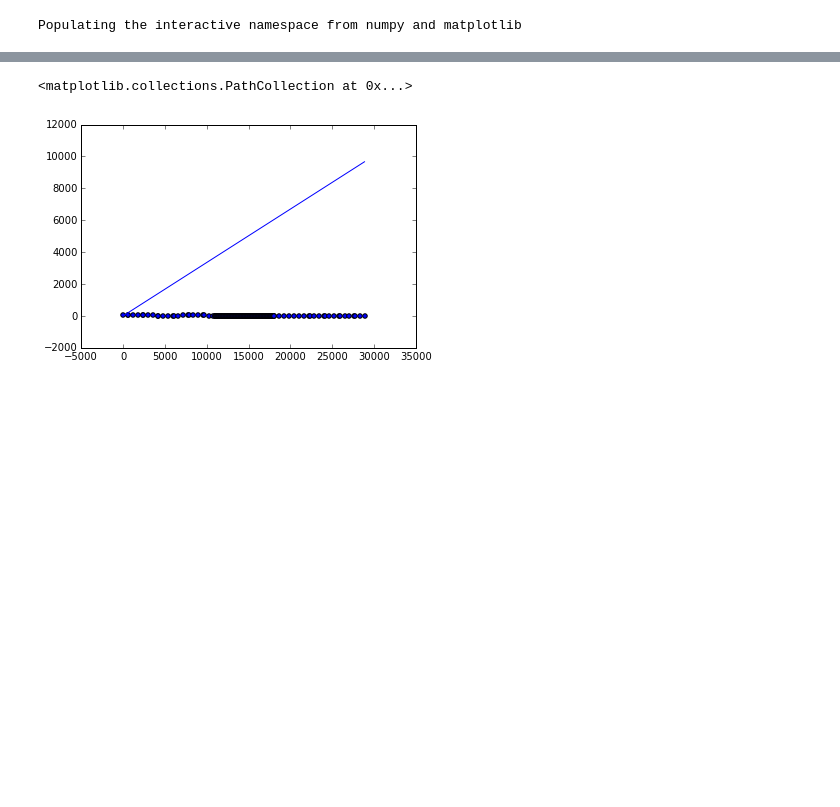
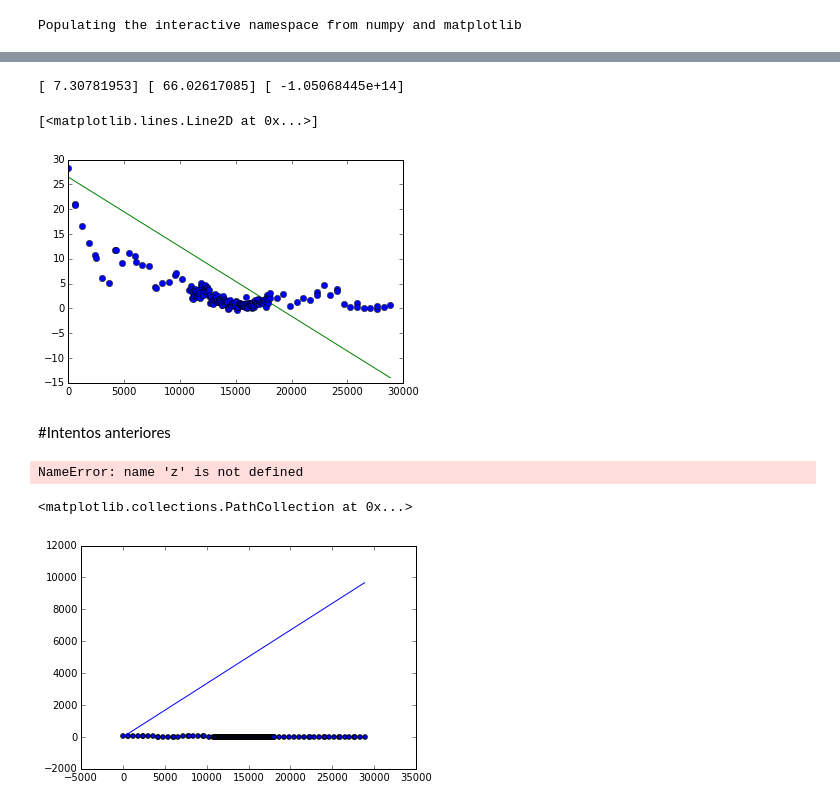
Before and after one commit to JC-AlfonsoR/CM20151_HW7_AlfonsoOrtiz, a Jupyter notebook: P2_Campo_magnetico_solar/Untitled0.ipynb, the cells around one changed output, grey strips where cells are left out. Cells and saved outputs as stored; diff of their text form; code cells hidden in the pictures; blank space fills up the shorter version.

```diff
--- a/P2_Campo_magnetico_solar/Untitled0.ipynb
+++ b/P2_Campo_magnetico_solar/Untitled0.ipynb
@@ -31,25 +28,65 @@ def likelihood(y_obs,y_m):
+# %%
+a_walk = empty((0))
+b_walk = empty((0))
+like_walk = empty((0))
+
+a_walk = append(a_walk,random.random()*5 +5)
+b_walk = append(b_walk,random.random()*400 -200)
+
+y_i = modelo_lineal(tiempo, a_walk[0],b_walk[0]) # y inicial
+like_walk = append(like_walk,likelihood(campo,y_i)) # likelyhood
+print(a_walk,b_walk,like_walk)
+# %% [output]
+[ 7.30781953] [ 66.02617085] [ -1.05068445e+14]
+# %%
+iteraciones = 20000
+for i in range(iteraciones):
+    a_prime = random.normal(a_walk[i], 2.0) # Desviacion estandar se asume que es 1 desde la definicion del likelyhood
+    b_prime = random.normal(b_walk[i], 2.0) # Entre mas desviacion estandar asigne a los parametros,
+    # el metodo tiene en cuanta variaciones de mayor magnitud para los parametros.
+
+    y_init = modelo_lineal(tiempo, a_walk[i], b_walk[i])
+    y_prime = modelo_lineal(tiempo, a_prime, b_prime)
+
+    like_prime = likelihood(campo, y_prime)
+    like_init = likelihood(campo, y_init)
+
+
+    alpha = like_prime-like_init
+
+    if(alpha>=0.0): # likelihood definido sin exp
+            a_walk  = np.append(a_walk,a_prime)
+            b_walk  = np.append(b_walk,b_prime)
+            like_walk = np.append(like_walk, like_prime)
+    else:
+        beta = log(random.random())
+        if(alpha>=beta):
+            a_walk = append(a_walk,a_prime)
+            b_walk = append(b_walk,b_prime)
+            like_walk = append(like_walk, like_prime)
+        else:
+            a_walk = append(a_walk,a_walk[i])
+            b_walk = append(b_walk,b_walk[i])
+            like_walk = append(like_walk, like_init)
+# %%
+max_likelihood_id = argmax(like_walk)
+best_a = a_walk[max_likelihood_id]
+best_b = b_walk[max_likelihood_id]
+best_campo = modelo_lineal(tiempo, best_a, best_b)
+plot(tiempo,best_campo,'g-')
+plot(tiempo,campo,'bo')
+# %% [output]
+[<matplotlib.lines.Line2D at 0x...>]
+[figure, added]
+# %% [markdown]
+#Intentos anteriores
 # %%
-a_walk = empty((0))
-b_walk = empty((0))
-like_walk = empty((0))
-
-a_walk = np.append(a_walk,np.random.random())
-b_walk = np.append(b_walk,np.random.random())
-
-#y inicial
-y_i = modelo_lineal(tiempo, a_walk[0],b_walk[0])
-
-#areglo con la función de likelikelihood
-like_walk= append(like_walk,likelihood(campo,y_i))
-
-iteraciones = 2000
-
 for i in range(iteraciones):
         a_prime = np.random.normal(a_walk[i], 0.1)
         b_prime = np.random.normal(b_walk[i], 0.1)
 
         y_init = modelo_lineal(z, a_walk[i], b_walk[i])
-        y_prime = modelo_lineal(z, a_prime, b_prime)
+        y_prime = modelo_lineal(z, a_prime, b_prime) #
 
         like_prime = likelihood(campo_m, y_prime)
         like_init = likelihood(campo_m, y_init)
@@ -70,6 +107,8 @@ for i in range(iteraciones):
                 a_walk = np.append(a_walk,a_walk[i])
                 b_walk = np.append(b_walk,b_walk[i])
                 like_walk = np.append(like_walk, like_init)
+# %% [output]
+NameError: name 'z' is not defined
 # %%
 max_likelihood = np.argmax(likelihood)
 best_a = a_walk[max_likelihood]
```
Also changed, not shown: parts of 8 cells of this notebook, 2 other files.
